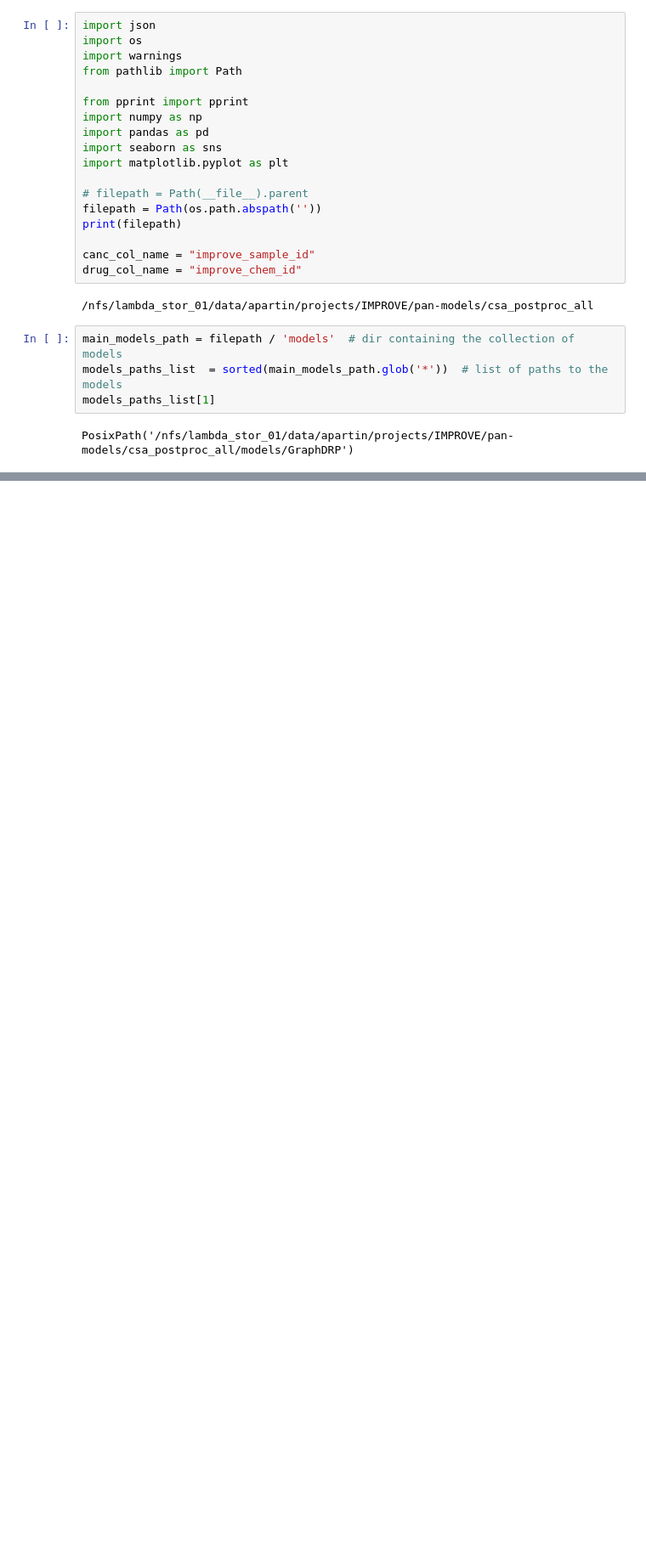
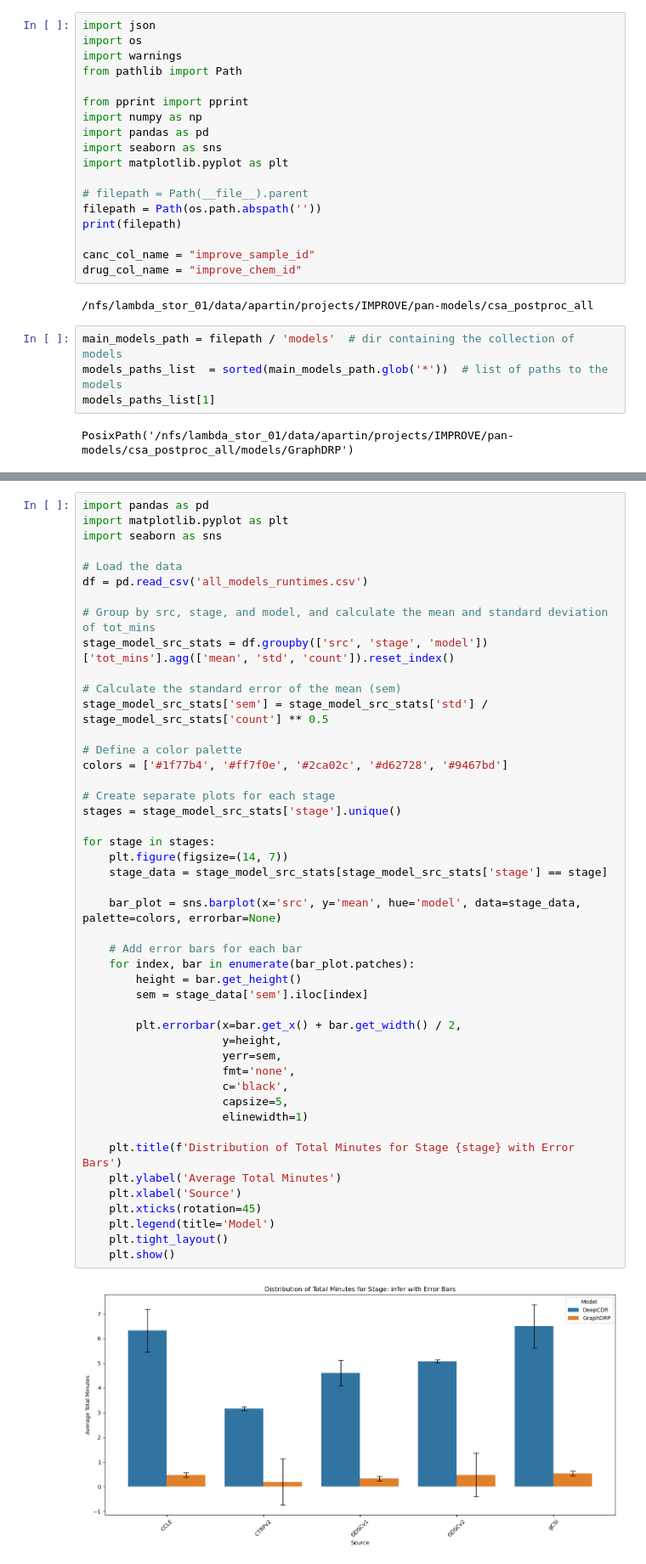
Before and after one commit to adpartin/cross-dataset-drp-paper, a Jupyter notebook: postprocess_plot.ipynb, the cells around one changed output, grey strips where cells are left out. Shown at 85% size. Cells and saved outputs as stored; diff of their text form; blank space fills up the shorter version.

```diff
--- a/postprocess_plot.ipynb
+++ b/postprocess_plot.ipynb
@@ -196,0 +149,48 @@ gen_plot(df=agg_df,
+# %%
+import pandas as pd
+import matplotlib.pyplot as plt
+import seaborn as sns
+
+# Load the data
+df = pd.read_csv('all_models_runtimes.csv')
+
+# Group by src, stage, and model, and calculate the mean and standard deviation of tot_mins
+stage_model_src_stats = df.groupby(['src', 'stage', 'model'])['tot_mins'].agg(['mean', 'std', 'count']).reset_index()
+
+# Calculate the standard error of the mean (sem)
+stage_model_src_stats['sem'] = stage_model_src_stats['std'] / stage_model_src_stats['count'] ** 0.5
+
+# Define a color palette
+colors = ['#1f77b4', '#ff7f0e', '#2ca02c', '#d62728', '#9467bd']
+
+# Create separate plots for each stage
+stages = stage_model_src_stats['stage'].unique()
+
+for stage in stages:
+    plt.figure(figsize=(14, 7))
+    stage_data = stage_model_src_stats[stage_model_src_stats['stage'] == stage]
+
+    bar_plot = sns.barplot(x='src', y='mean', hue='model', data=stage_data, palette=colors, errorbar=None)
+
+    # Add error bars for each bar
+    for index, bar in enumerate(bar_plot.patches):
+        height = bar.get_height()
+        sem = stage_data['sem'].iloc[index]
+
+        plt.errorbar(x=bar.get_x() + bar.get_width() / 2,
+                     y=height,
+                     yerr=sem,
+                     fmt='none',
+                     c='black',
+                     capsize=5,
+                     elinewidth=1)
+
+    plt.title(f'Distribution of Total Minutes for Stage {stage} with Error Bars')
+    plt.ylabel('Average Total Minutes')
+    plt.xlabel('Source')
+    plt.xticks(rotation=45)
+    plt.legend(title='Model')
+    plt.tight_layout()
+    plt.show()
+# %% [output]
+[figure, added]
```
Also changed, not shown: parts of 8 cells of this notebook, 1 other file.
